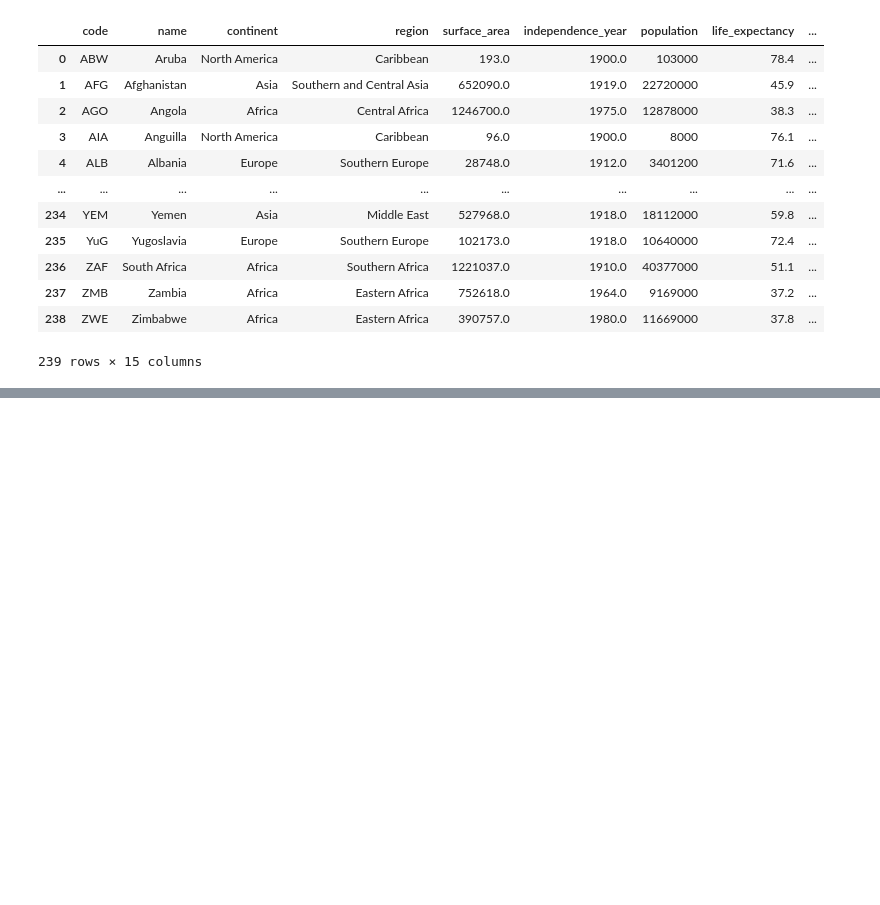
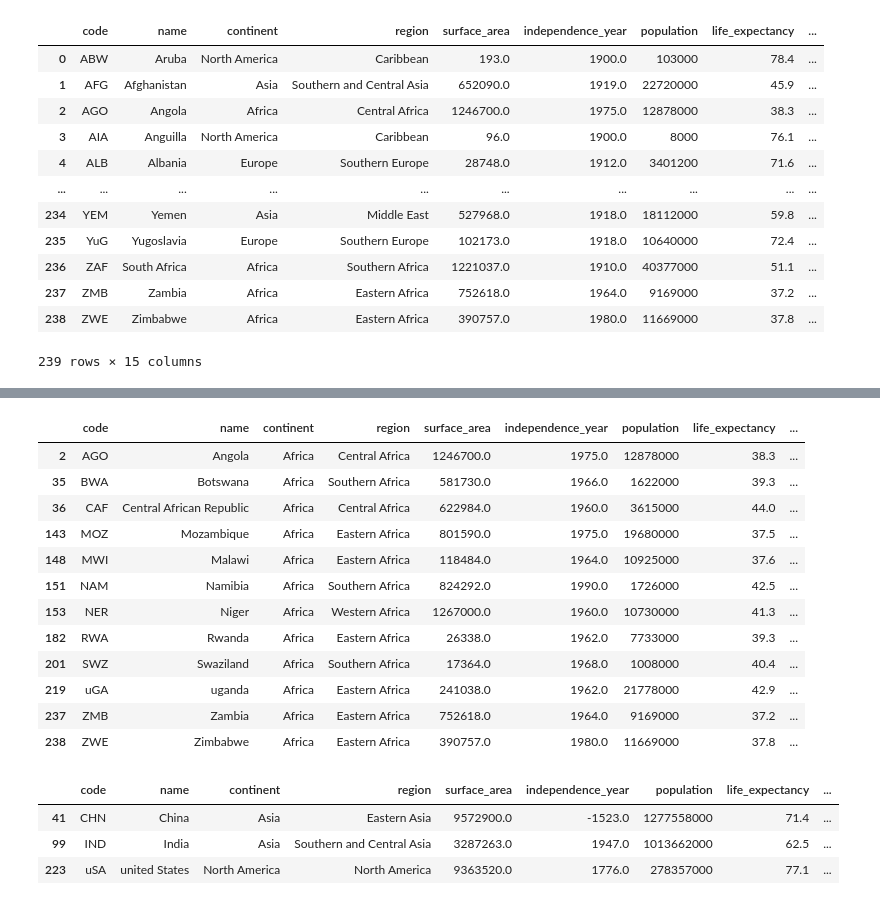
Before and after one commit to BetoRdz01/Reto-Final, a Jupyter notebook: RetoFinal.ipynb, the cells around one changed output, grey strips where cells are left out. Drawn from its saved outputs; the diff is of its cells as text; code cells hidden in the pictures; blank space fills up the shorter version.

Commit message:
Paso 4, outliers distribución normal

```diff
--- a/RetoFinal.ipynb
+++ b/RetoFinal.ipynb
@@ -47,0 +98,33 @@ data
+# %%
+#Identificamos outliers
+y=data["life_expectancy"]
+Limite_Superior2= y.mean() + 2*y.std()
+Limite_Inferior2= y.mean() - 2*y.std()
+outliers2= data[(y>Limite_Superior2)|(y<Limite_Inferior2)]
+outliers2
+# %% [output]
+|  | code | name | continent | region | surface_area | independence_year | population | life_expectancy | ... |
+| 2 | AGO | Angola | Africa | Central Africa | 1246700.0 | 1975.0 | 12878000 | 38.3 | ... |
+| 35 | BWA | Botswana | Africa | Southern Africa | 581730.0 | 1966.0 | 1622000 | 39.3 | ... |
+| 36 | CAF | Central African Republic | Africa | Central Africa | 622984.0 | 1960.0 | 3615000 | 44.0 | ... |
+| 143 | MOZ | Mozambique | Africa | Eastern Africa | 801590.0 | 1975.0 | 19680000 | 37.5 | ... |
+| 148 | MWI | Malawi | Africa | Eastern Africa | 118484.0 | 1964.0 | 10925000 | 37.6 | ... |
+| 151 | NAM | Namibia | Africa | Southern Africa | 824292.0 | 1990.0 | 1726000 | 42.5 | ... |
+| 153 | NER | Niger | Africa | Western Africa | 1267000.0 | 1960.0 | 10730000 | 41.3 | ... |
+| 182 | RWA | Rwanda | Africa | Eastern Africa | 26338.0 | 1962.0 | 7733000 | 39.3 | ... |
+| 201 | SWZ | Swaziland | Africa | Southern Africa | 17364.0 | 1968.0 | 1008000 | 40.4 | ... |
+| 219 | uGA | uganda | Africa | Eastern Africa | 241038.0 | 1962.0 | 21778000 | 42.9 | ... |
+| 237 | ZMB | Zambia | Africa | Eastern Africa | 752618.0 | 1964.0 | 9169000 | 37.2 | ... |
+| 238 | ZWE | Zimbabwe | Africa | Eastern Africa | 390757.0 | 1980.0 | 11669000 | 37.8 | ... |
+# %%
+#Identificamos outliers
+y=data["population"]
+Limite_Superior3= y.mean() + 2*y.std()
+Limite_Inferior3= y.mean() - 2*y.std()
+outliers3= data[(y>Limite_Superior3)|(y<Limite_Inferior3)]
+outliers3
+# %% [output]
+|  | code | name | continent | region | surface_area | independence_year | population | life_expectancy | ... |
+| 41 | CHN | China | Asia | Eastern Asia | 9572900.0 | -1523.0 | 1277558000 | 71.4 | ... |
+| 99 | IND | India | Asia | Southern and Central Asia | 3287263.0 | 1947.0 | 1013662000 | 62.5 | ... |
+| 223 | uSA | united States | North America | North America | 9363520.0 | 1776.0 | 278357000 | 77.1 | ... |
```
Also changed, not shown: parts of 3 cells of this notebook.
